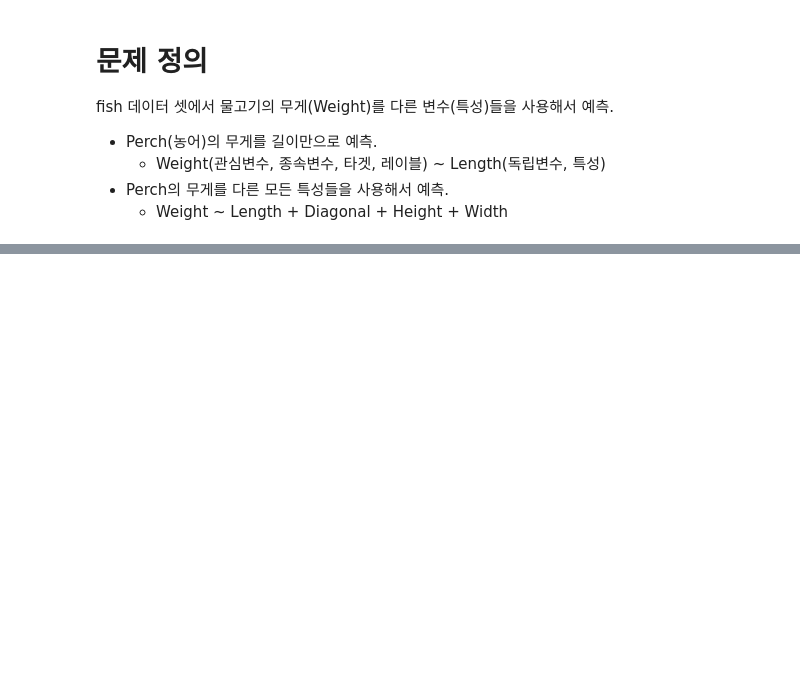
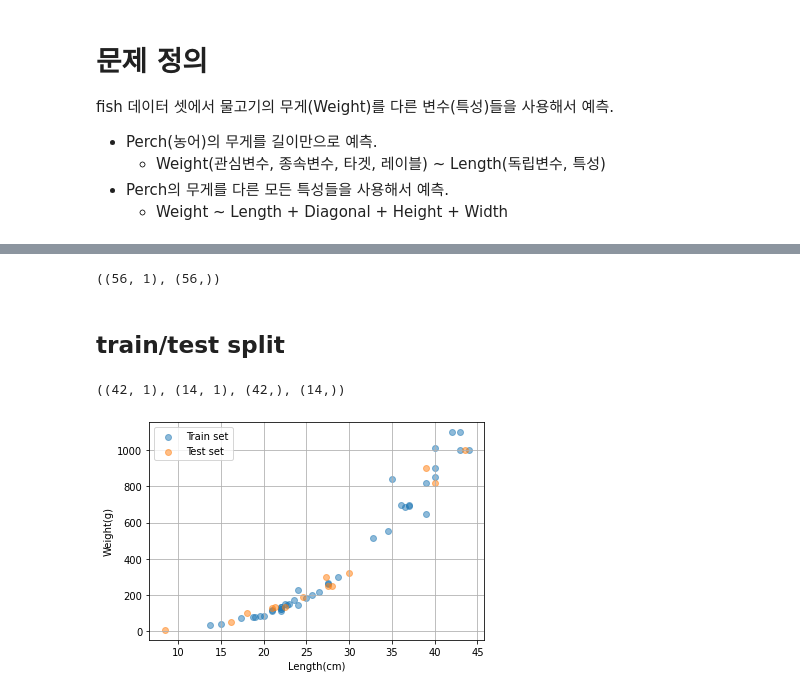
Before and after one commit to JakeOh/202208_itw_java134_lab_python, a Jupyter notebook: ml03_regression.ipynb, the cells around one changed output, grey strips where cells are left out. Drawn from its saved outputs; the diff is of its cells as text; code cells hidden in the pictures; blank space fills up the shorter version.

```diff
--- a/ml03_regression.ipynb
+++ b/ml03_regression.ipynb
@@ -18,0 +39,3 @@ fish 데이터 셋에서 물고기의 무게(Weight)를 다른 변수(특성)들
+# %%
+# DataFrame 생성
+fish_df = pd.read_csv(fish_csv)
@@ -18,0 +64,3 @@ fish 데이터 셋에서 물고기의 무게(Weight)를 다른 변수(특성)들
+# %%
+perch = fish_df[fish_df.Species == 'Perch']  # 농어(perch)들의 부분집합
+perch.head()
@@ -18,0 +74,30 @@ fish 데이터 셋에서 물고기의 무게(Weight)를 다른 변수(특성)들
+# %%
+# X: 특성 배열(2d-array), y: 타겟 배열(1d-array)
+X = perch[['Length']].values  #> (56, 1) shape의 2d-array
+y = perch['Weight'].values  #> (56,) shape의 1d-array
+# %%
+X.shape, y.shape
+# %% [output]
+((56, 1), (56,))
+# %% [markdown]
+## train/test split
+# %%
+X_tr, X_te, y_tr, y_te = train_test_split(X, y,
+                                          test_size=0.25,
+                                          random_state=42)
+# %%
+X_tr.shape, X_te.shape, y_tr.shape, y_te.shape
+# %% [output]
+((42, 1), (14, 1), (42,), (14,))
+# %%
+# Weight ~ Length 시각화. 훈련/테스트 셋의 색깔을 다르게 표현.
+plt.scatter(X_tr.ravel(), y_tr, alpha=0.5, label='Train set')
+plt.scatter(X_te.ravel(), y_te, alpha=0.5, label='Test set')
+
+plt.legend()
+plt.xlabel('Length(cm)')
+plt.ylabel('Weight(g)')
+plt.grid()
+plt.show()
+# %% [output]
+[figure, added]
```
Also changed, not shown: parts of 13 cells of this notebook.
